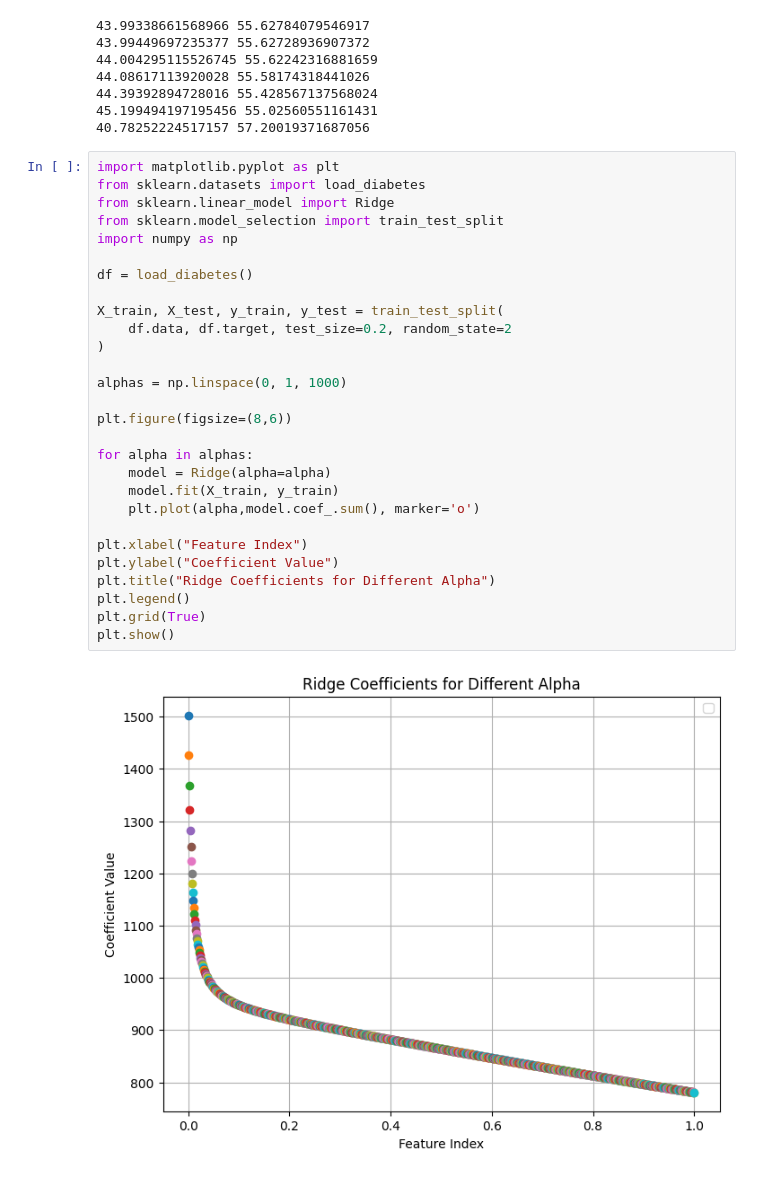
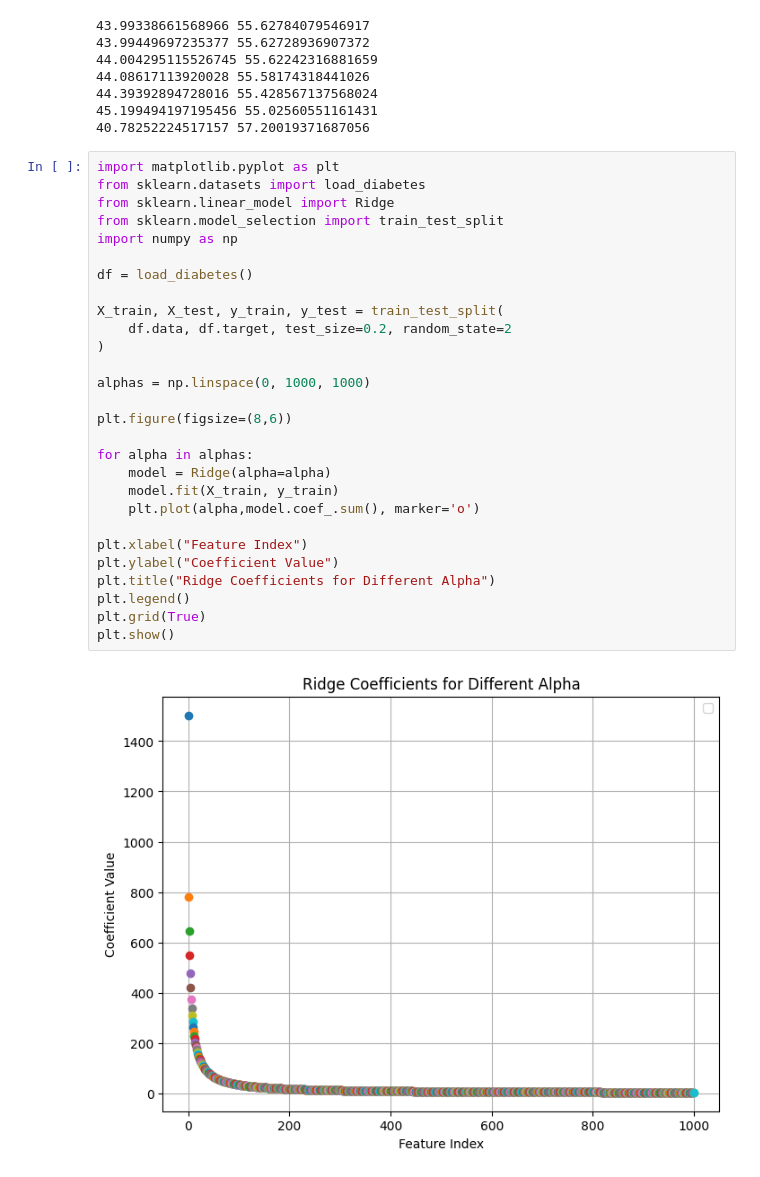
Before and after one commit to priyansh-commits/practice, a Jupyter notebook: regularization.ipynb, the cells around one changed output. Cells and saved outputs as stored; diff of their text form.

```diff
--- a/regularization.ipynb
+++ b/regularization.ipynb
@@ -32,30 +32,30 @@ for i in al:
 # %%
 import matplotlib.pyplot as plt
 from sklearn.datasets import load_diabetes
 from sklearn.linear_model import Ridge
 from sklearn.model_selection import train_test_split
 import numpy as np
 
 df = load_diabetes()
 
 X_train, X_test, y_train, y_test = train_test_split(
     df.data, df.target, test_size=0.2, random_state=2
 )
 
-alphas = np.linspace(0, 1, 1000)
+alphas = np.linspace(0, 1000, 1000)
 
 plt.figure(figsize=(8,6))
 
 for alpha in alphas:
     model = Ridge(alpha=alpha)
     model.fit(X_train, y_train)
     plt.plot(alpha,model.coef_.sum(), marker='o')
 
 plt.xlabel("Feature Index")
 plt.ylabel("Coefficient Value")
 plt.title("Ridge Coefficients for Different Alpha")
 plt.legend()
 plt.grid(True)
 plt.show()
 # %% [output]
-[figure, old version]
+[figure, new version]
```
Also changed, not shown: parts of 2 cells of this notebook.
